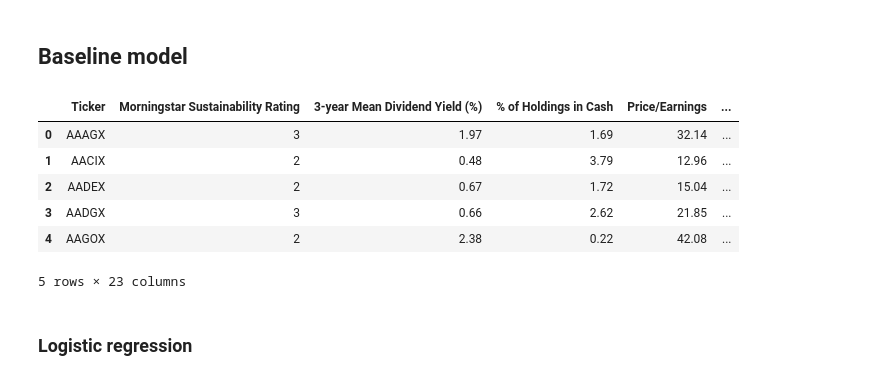
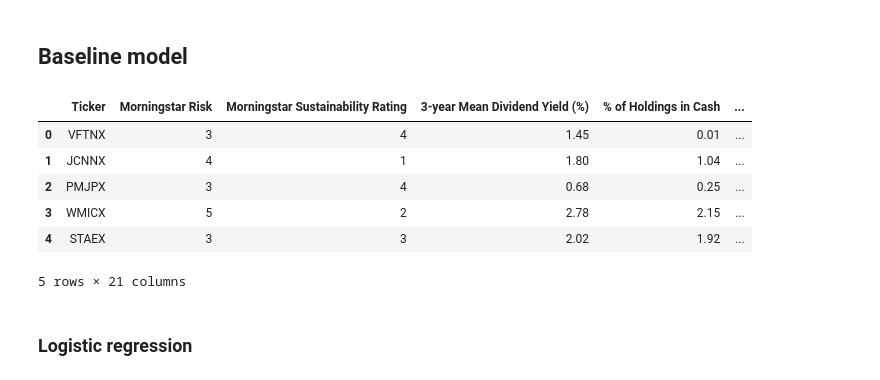
Before and after one commit to mkschoi/project3_mutualfundperf, a Jupyter notebook: Notebooks/project3_modeling.ipynb, the cells around one changed output. Cells and saved outputs as stored; diff of their text form; code cells hidden in the pictures.

Commit message:
moved train-test split to before EDA, baseline models with gridsearch

```diff
--- a/Notebooks/project3_modeling.ipynb
+++ b/Notebooks/project3_modeling.ipynb
@@ -25,10 +22,13 @@ df_mf_base = pd.read_csv('../Data/df_mf_base.csv')
+# %%
+df_mf_train = pd.read_csv('../Data/df_mf_train.csv')
+df_mf_test = pd.read_csv('../Data/df_mf_test.csv')
 # %%
-df_mf_base.head()
+df_mf_train.head()
 # %% [output]
-|  | Ticker | Morningstar Sustainability Rating | 3-year Mean Dividend Yield (%) | % of Holdings in Cash | Price/Earnings | ... |
-| 0 | AAAGX | 3 | 1.97 | 1.69 | 32.14 | ... |
-| 1 | AACIX | 2 | 0.48 | 3.79 | 12.96 | ... |
-| 2 | AADEX | 2 | 0.67 | 1.72 | 15.04 | ... |
-| 3 | AADGX | 3 | 0.66 | 2.62 | 21.85 | ... |
-| 4 | AAGOX | 2 | 2.38 | 0.22 | 42.08 | ... |
+|  | Ticker | Morningstar Risk | Morningstar Sustainability Rating | 3-year Mean Dividend Yield (%) | % of Holdings in Cash | ... |
+| 0 | VFTNX | 3 | 4 | 1.45 | 0.01 | ... |
+| 1 | JCNNX | 4 | 1 | 1.80 | 1.04 | ... |
+| 2 | PMJPX | 3 | 4 | 0.68 | 0.25 | ... |
+| 3 | WMICX | 5 | 2 | 2.78 | 2.15 | ... |
+| 4 | STAEX | 3 | 3 | 2.02 | 1.92 | ... |
-5 rows × 23 columns
+5 rows × 21 columns
```
Also changed, not shown: parts of 117 cells of this notebook, 5 other files.
